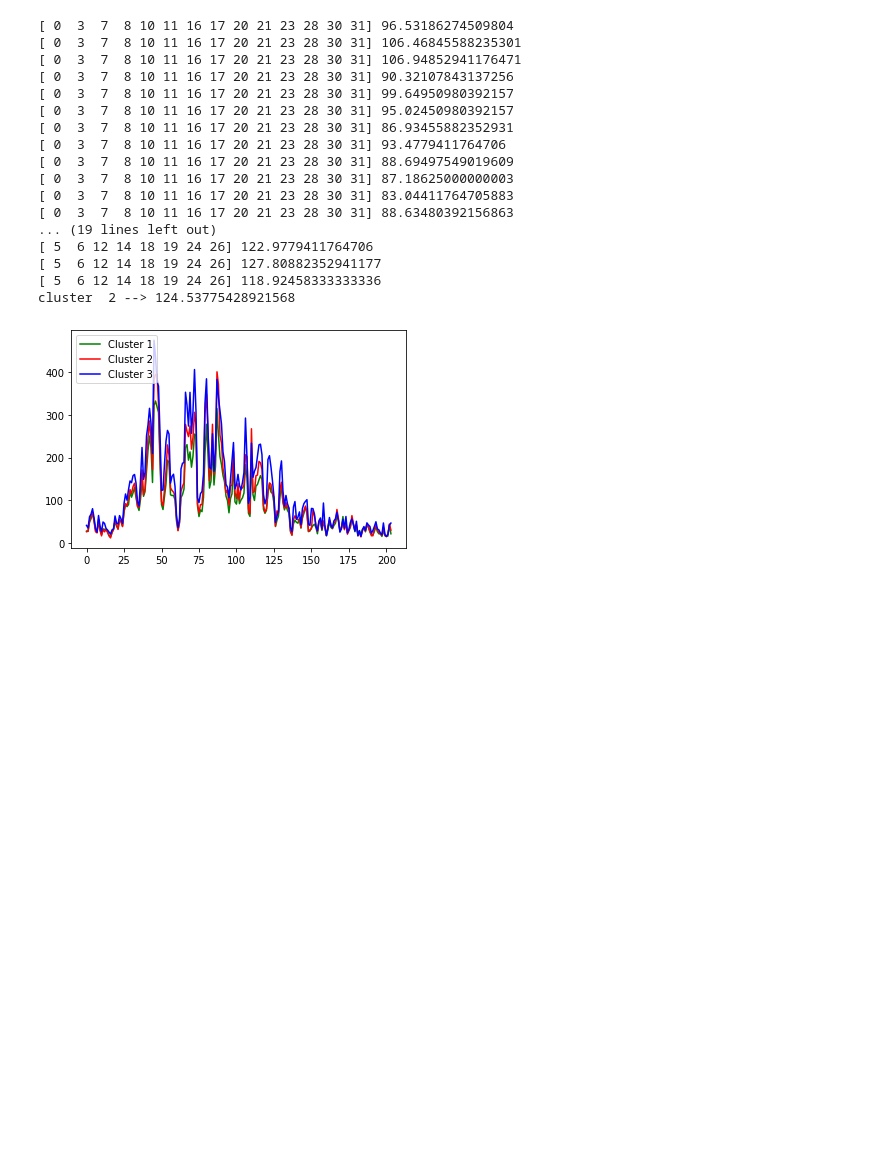
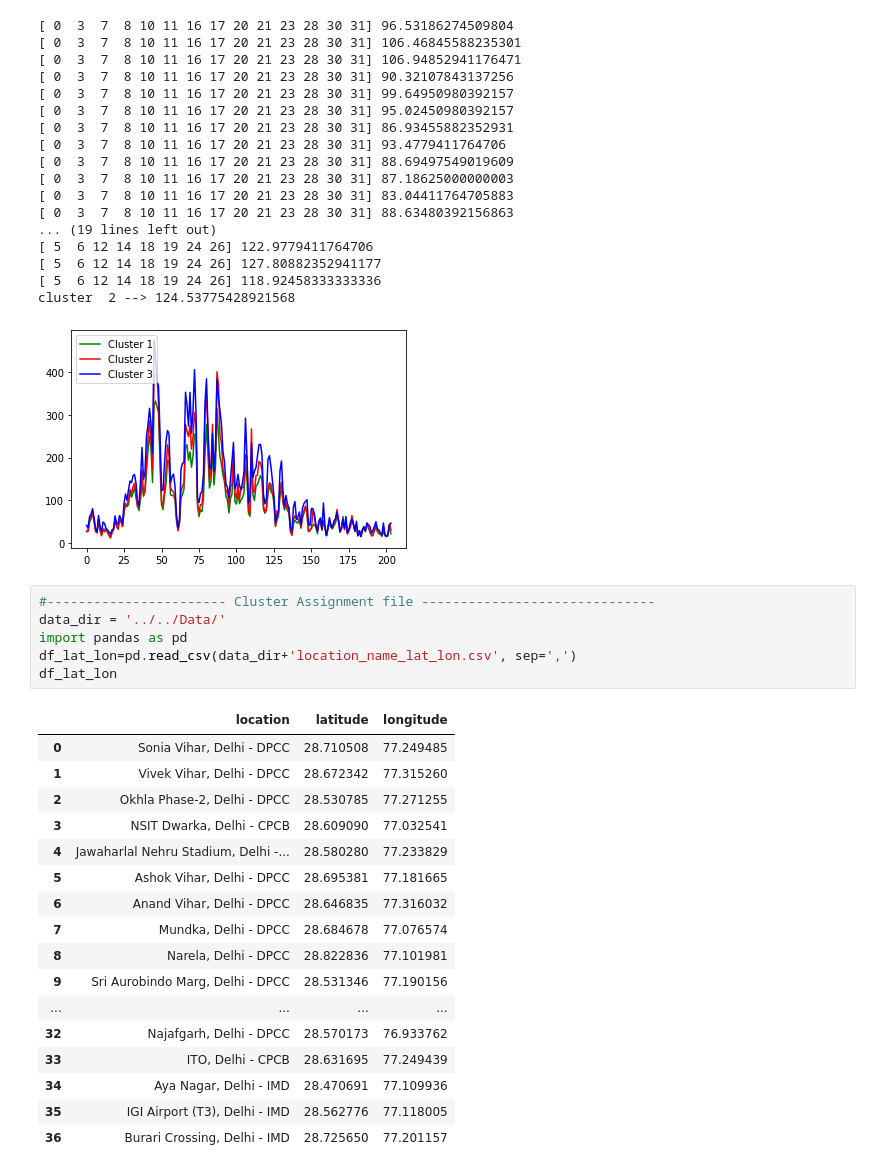
Before and after one commit to saswat008/DelhiClustering, a Jupyter notebook: Scripts/temporal clustering using tslearn/temporal_clustering_median.ipynb, the cells around one changed output. Drawn from its saved outputs; the diff is of its cells as text; blank space fills up the shorter version.

Commit message:
Cluster assignment file created through script

```diff
--- a/Scripts/temporal clustering using tslearn/temporal_clustering_median.ipynb
+++ b/Scripts/temporal clustering using tslearn/temporal_clustering_median.ipynb
@@ -137,3 +139,27 @@ plt.show()
 [ 5  6 12 14 18 19 24 26] 118.92458333333336
 cluster  2 --> 124.53775428921568
 [figure]
+# %%
+#----------------------- Cluster Assignment file ------------------------------
+data_dir = '../../Data/'
+import pandas as pd
+df_lat_lon=pd.read_csv(data_dir+'location_name_lat_lon.csv', sep=',')
+df_lat_lon
+# %% [output]
+|  | location | latitude | longitude |
+| 0 | Sonia Vihar, Delhi - DPCC | 28.710508 | 77.249485 |
+| 1 | Vivek Vihar, Delhi - DPCC | 28.672342 | 77.315260 |
+| 2 | Okhla Phase-2, Delhi - DPCC | 28.530785 | 77.271255 |
+| 3 | NSIT Dwarka, Delhi - CPCB | 28.609090 | 77.032541 |
+| 4 | Jawaharlal Nehru Stadium, Delhi -... | 28.580280 | 77.233829 |
+| 5 | Ashok Vihar, Delhi - DPCC | 28.695381 | 77.181665 |
+| 6 | Anand Vihar, Delhi - DPCC | 28.646835 | 77.316032 |
+| 7 | Mundka, Delhi - DPCC | 28.684678 | 77.076574 |
+| 8 | Narela, Delhi - DPCC | 28.822836 | 77.101981 |
+| 9 | Sri Aurobindo Marg, Delhi - DPCC | 28.531346 | 77.190156 |
+| ... | ... | ... | ... |
+| 32 | Najafgarh, Delhi - DPCC | 28.570173 | 76.933762 |
+| 33 | ITO, Delhi - CPCB | 28.631695 | 77.249439 |
+| 34 | Aya Nagar, Delhi - IMD | 28.470691 | 77.109936 |
+| 35 | IGI Airport (T3), Delhi - IMD | 28.562776 | 77.118005 |
+| 36 | Burari Crossing, Delhi - IMD | 28.725650 | 77.201157 |
```
Also changed, not shown: parts of 6 cells of this notebook, 2 other files.
